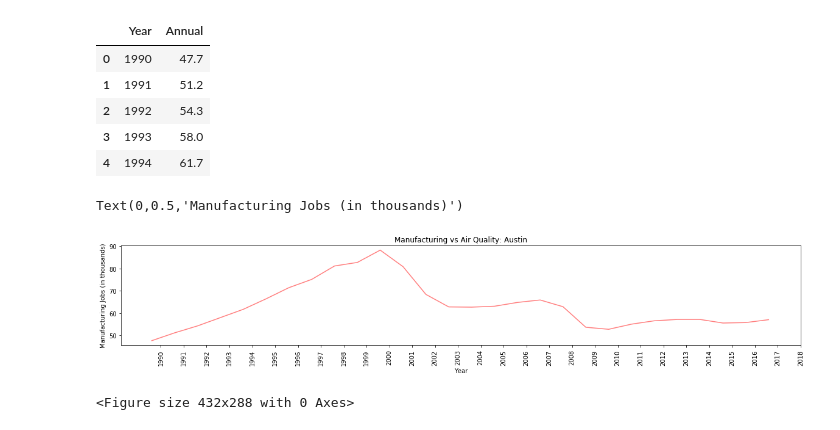
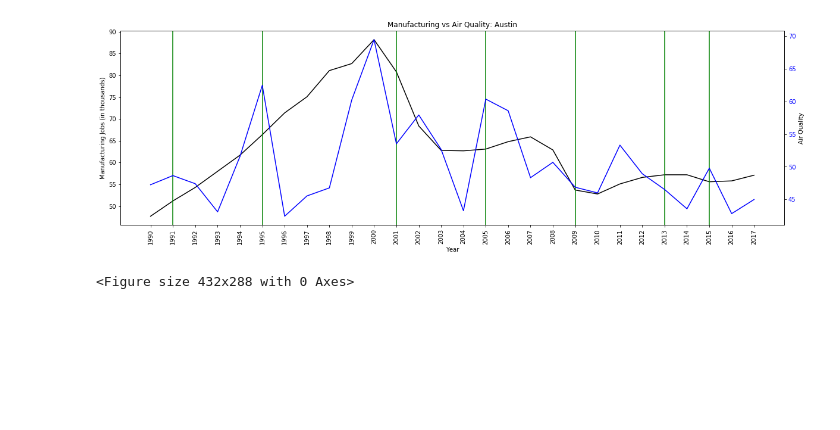
Before and after one commit to dshaffe2/ProjectOne, a Jupyter notebook: Manutimeline.ipynb, the cells around one changed output. Drawn from its saved outputs; the diff is of its cells as text; code cells hidden in the pictures; blank space fills up the shorter version.

```diff
--- a/Manutimeline.ipynb
+++ b/Manutimeline.ipynb
@@ -56,59 +54,53 @@ Text(0.5,1,'Manufacturing vs Air Quality: Atlanta')
 # plt.show()
 # %%
 aus_df = pd.read_csv("C:/Users/ginaf/Austin.csv")
-aus_df.head()
+#aus_df.head()
+aus_aq=pd.read_csv("C:/Users/ginaf/Annual_Averages_by_cityAus.csv")
+#aus_aq.head()
-# %% [output]
-|  | Year | Annual |
-| 0 | 1990 | 47.7 |
-| 1 | 1991 | 51.2 |
-| 2 | 1992 | 54.3 |
-| 3 | 1993 | 58.0 |
-| 4 | 1994 | 61.7 |
 # %%
 x_axis = np.arange(len(aus_df))
 tick_locations = [value+0.4 for value in x_axis]
 # %%
-# fig, ax1 = plt.subplots(figsize=(20,6))
+fig, ax1 = plt.subplots(figsize=(20,6))
 
 
-# #color = 'tab:red'
-# ax1.set_xlabel("Year")
-# ax1.set_ylabel("Manufacturing Jobs (in thousands)")
-# ax1.plot(x_axis, aus_df["Annual"], color='k')
-# ax1.tick_params(axis='y', labelcolor='k')
-# ax1.set_xticks(list(range(0, len(aus_df["Year"]))))
-# ax1.set_xticklabels(aus_df["Year"], rotation="vertical")
-# ax1.axvline(1, ymin=0, ymax=1, color='g')
-# ax1.axvline(5, ymin=0, ymax=1, color='g')
-# ax1.axvline(11, ymin=0, ymax=1, color='g')
-# ax1.axvline(15, ymin=0, ymax=1, color='g')
-# ax1.axvline(19, ymin=0, ymax=1, color='g')
-# ax1.axvline(23, ymin=0, ymax=1, color='g')
-# ax1.axvline(25, ymin=0, ymax=1, color='g')
+#color = 'tab:red'
+ax1.set_xlabel("Year")
+ax1.set_ylabel("Manufacturing Jobs (in thousands)")
+ax1.plot(x_axis, aus_df["Annual"], color='k')
+ax1.tick_params(axis='y', labelcolor='k')
+ax1.set_xticks(list(range(0, len(aus_df["Year"]))))
+ax1.set_xticklabels(aus_df["Year"], rotation="vertical")
+ax1.axvline(1, ymin=0, ymax=1, color='g')
+ax1.axvline(5, ymin=0, ymax=1, color='g')
+ax1.axvline(11, ymin=0, ymax=1, color='g')
+ax1.axvline(15, ymin=0, ymax=1, color='g')
+ax1.axvline(19, ymin=0, ymax=1, color='g')
+ax1.axvline(23, ymin=0, ymax=1, color='g')
+ax1.axvline(25, ymin=0, ymax=1, color='g')
 
 
-# ax2 = ax1.twinx()  # instantiate a second axes that shares the same x-axis
+ax2 = ax1.twinx()  # instantiate a second axes that shares the same x-axis
 
-# #color = 'tab:blue'
-# ax2.set_ylabel("Air Quality")  # we already handled the x-label with ax1
-# ax2.plot(x_axis, data2, color='b')
-# ax2.tick_params(axis='y', labelcolor='b')
+#color = 'tab:blue'
+ax2.set_ylabel("Air Quality")  # we already handled the x-label with ax1
+ax2.plot(x_axis, aus_aq["AQI"], color='b')
+ax2.tick_params(axis='y', labelcolor='b')
 
 
-# plt.title("Manufacturing vs Air Quality: Austin")
+plt.title("Manufacturing vs Air Quality: Austin")
 
-# #plt.savefig("C:/Users/ginaf/Austinmanuf.png")
+plt.savefig("C:/Users/ginaf/Austinmanuf.png")
+# %% [output]
+[figure, added]
 # %%
-plt.figure(figsize=(20,3))
-plt.plot(x_axis, aus_df["Annual"], color='r', alpha=0.5)
-plt.xticks(tick_locations, aus_df["Year"], rotation="vertical")
-plt.title("Manufacturing vs Air Quality: Austin")
-plt.xlabel("Year")
-plt.ylabel("Manufacturing Jobs (in thousands)")
-#plt.vlines(1996, 0, 300, colors='k', linestyles='solid', label='Emissions Testing')
+# plt.figure(figsize=(20,3))
+# plt.plot(x_axis, aus_df["Annual"], color='r', alpha=0.5)
+# plt.xticks(tick_locations, aus_df["Year"], rotation="vertical")
+# plt.title("Manufacturing vs Air Quality: Austin")
+# plt.xlabel("Year")
+# plt.ylabel("Manufacturing Jobs (in thousands)")
+# #plt.vlines(1996, 0, 300, colors='k', linestyles='solid', label='Emissions Testing')
-# %% [output]
-Text(0,0.5,'Manufacturing Jobs (in thousands)')
-[figure, removed]
 # %%
 plt.tight_layout()
 #plt.savefig("C:/Users/ginaf/Austinman.png")
```
Also changed, not shown: parts of 12 cells of this notebook.
